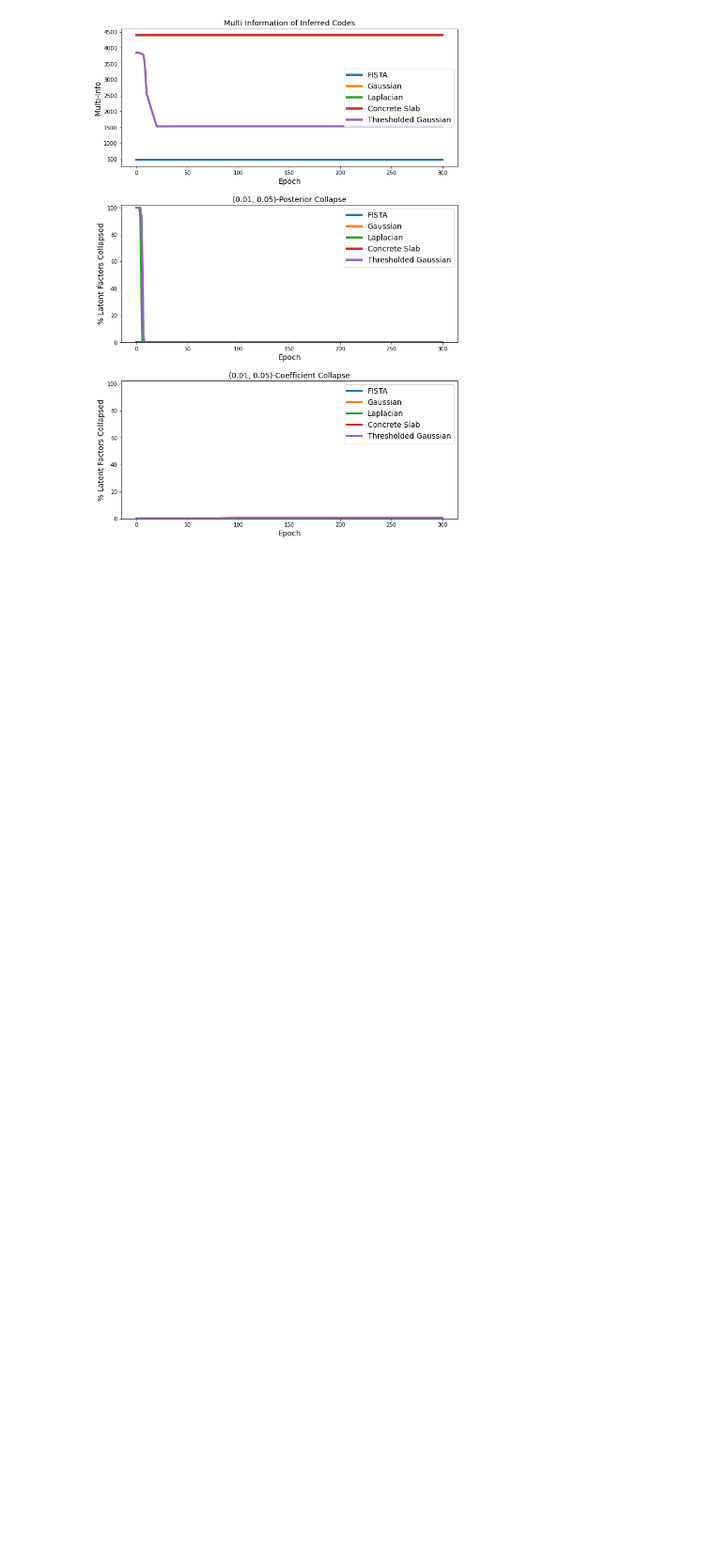
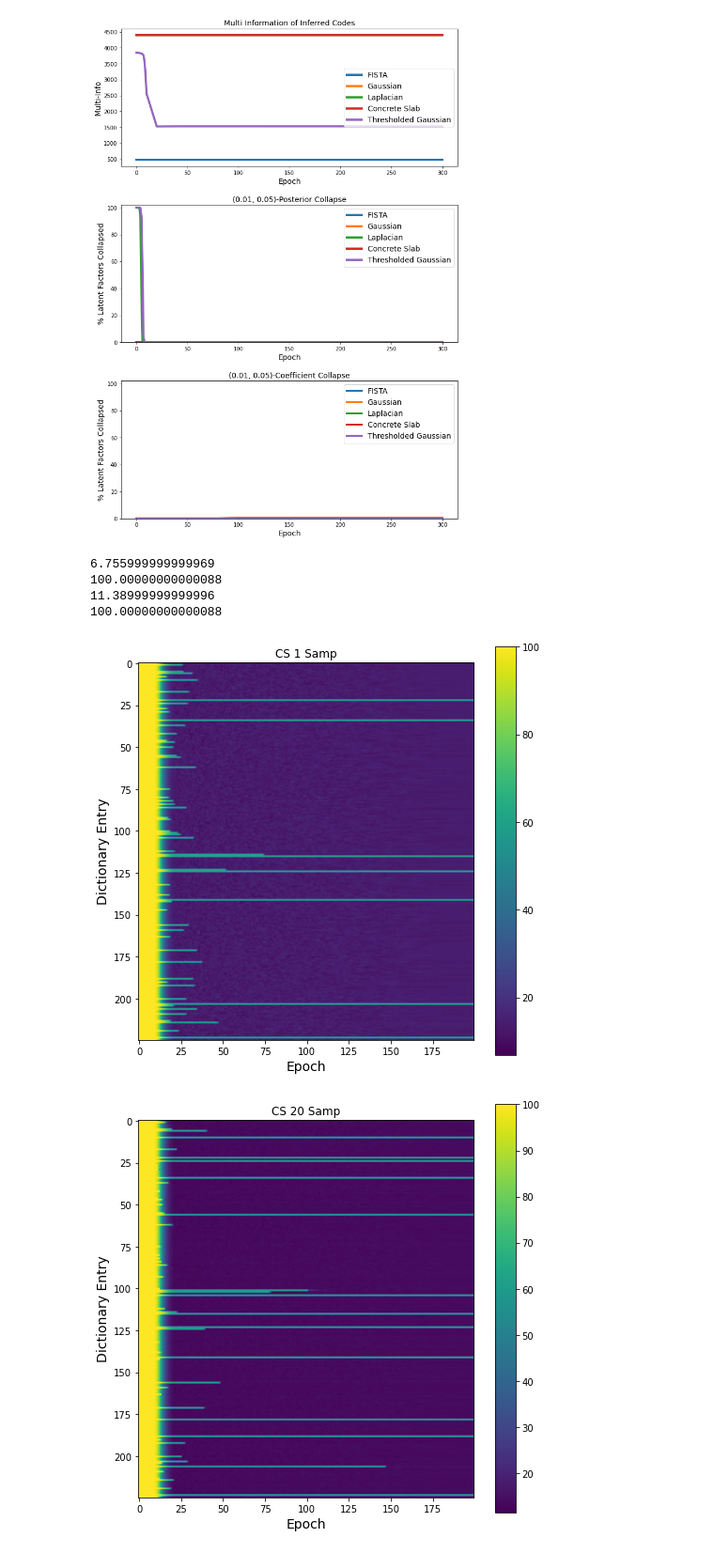
Before and after one commit to kfallah/variational-sparse-coding, a Jupyter notebook: vsc_plotting_sweep.ipynb, the cells around one changed output. Shown at 94% size. Saved outputs shown, nothing was run; the diff lists cells and outputs as text; code cells hidden in the pictures; blank space fills up the shorter version.

```diff
--- a/vsc_plotting_sweep.ipynb
+++ b/vsc_plotting_sweep.ipynb
@@ -308,3 +252,23 @@ ax[2].set_ylim([-.1, 102])
 fig.tight_layout(pad=2.0)
 # %% [output]
 [figure]
+# %%
+from matplotlib.colors import LogNorm
+
+for idx, label in enumerate(file_labels):
+    plt.figure(figsize=(8, 8))
+    print(dictionary_use_dict[label].min())
+    print(dictionary_use_dict[label].max())
+
+    plt.imshow(dictionary_use_dict[label].T, vmin=1, vmax=100)#, norm=LogNorm(vmin=1, vmax=100))
+    plt.xlabel("Epoch", fontsize=14)
+    plt.ylabel("Dictionary Entry", fontsize=14)
+    plt.title(label)
+    plt.colorbar()
+# %% [output]
+6.755999999999969
+100.00000000000088
+11.38999999999996
+100.00000000000088
+[figure, added]
+[figure, added]
```
Also changed, not shown: parts of 5 cells of this notebook, 7 other files.
